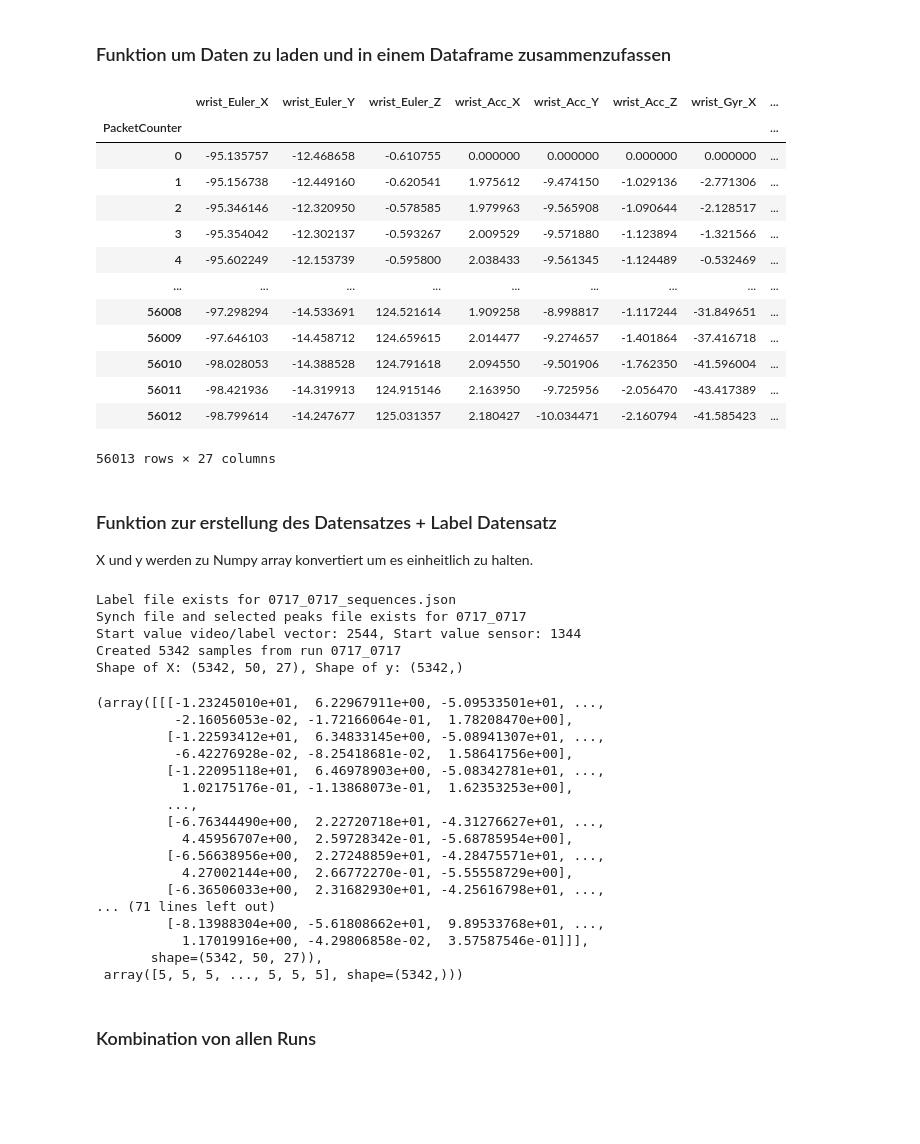
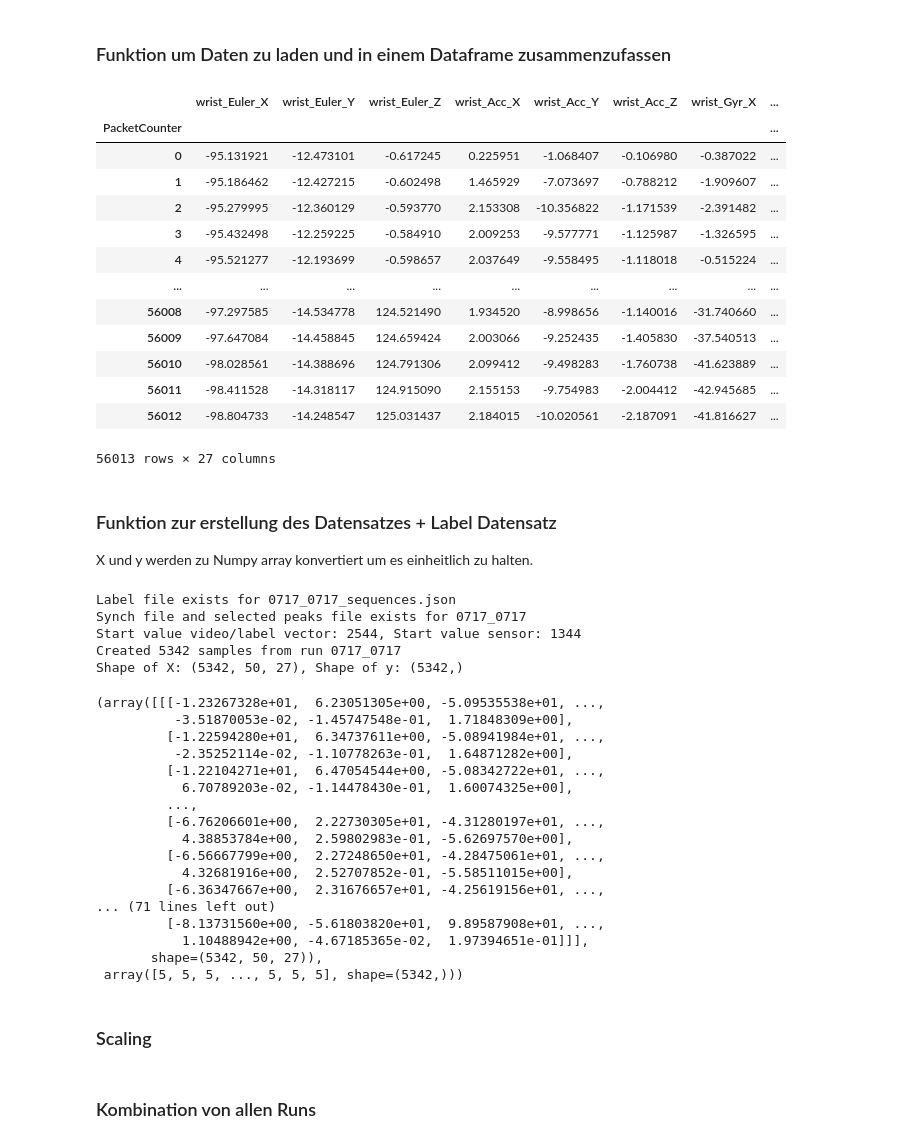
Before and after one commit to corneliusbrandt/ML_highlightvideoerstellung_bachelor, a Jupyter notebook: src/dataset_builder.ipynb, the cells around one changed output. Cells and saved outputs as stored; diff of their text form; code cells hidden in the pictures; blank space fills up the shorter version.

Commit message:
Implemented scaling and outlier removal. There is still some error with removal of nan or inf

```diff
--- a/src/dataset_builder.ipynb
+++ b/src/dataset_builder.ipynb
@@ -248,44 +250,58 @@ def load_and_merge_data(run_file,
         # Determine start line of header
         with open(matches[0], "r") as f:
             for i, line in enumerate(f):
                 if line.startswith("PacketCounter"):
                     header_line = i
                     break
         # read csv file, skip unneeded rows
         df = pd.read_csv(matches[0], skiprows=header_line, usecols=cols)
         df = df.add_prefix(f"{prefix.lower()}_")
         df = df.rename(columns={f"{prefix.lower()}_{time_col}": time_col})
         data_frames[prefix.lower()] = df
 
         # set the base time from the first available sensor
         if base_time is None:
             base_time = df[time_col]
 
     # Merge all data frames on the time column
     merged = data_frames[sensor_prefixes[0].lower()]
     for prefix in sensor_prefixes[1:]:
         if prefix.lower() in data_frames:
             merged = pd.merge(merged, data_frames[prefix.lower()], on=time_col)
 
     merged.set_index(time_col, inplace=True)
+    merged.head()
+
+    # remove nan and infinite values
+    merged = merged.fillna(0)
+    merged = merged.replace([np.inf, -np.inf], [1e10, -1e10])
+    # smooth out the sensor data to eliminate outliers. Need to check the impact of this later
+    if not merged.empty and len(merged) > 50:
+        df_smoothed = pd.DataFrame(
+            savgol_filter(merged.values, window_length=5, polyorder=2, axis=0),
+            columns=merged.columns,
+            index=merged.index
+       )
+        return df_smoothed
+
     return merged
 
 
 load_and_merge_data("0717_0717")
 # %% [output]
 |  | wrist_Euler_X | wrist_Euler_Y | wrist_Euler_Z | wrist_Acc_X | wrist_Acc_Y | wrist_Acc_Z | wrist_Gyr_X | ... |
 | PacketCounter |  |  |  |  |  |  |  | ... |
-| 0 | -95.135757 | -12.468658 | -0.610755 | 0.000000 | 0.000000 | 0.000000 | 0.000000 | ... |
-| 1 | -95.156738 | -12.449160 | -0.620541 | 1.975612 | -9.474150 | -1.029136 | -2.771306 | ... |
-| 2 | -95.346146 | -12.320950 | -0.578585 | 1.979963 | -9.565908 | -1.090644 | -2.128517 | ... |
-| 3 | -95.354042 | -12.302137 | -0.593267 | 2.009529 | -9.571880 | -1.123894 | -1.321566 | ... |
-| 4 | -95.602249 | -12.153739 | -0.595800 | 2.038433 | -9.561345 | -1.124489 | -0.532469 | ... |
+| 0 | -95.131921 | -12.473101 | -0.617245 | 0.225951 | -1.068407 | -0.106980 | -0.387022 | ... |
+| 1 | -95.186462 | -12.427215 | -0.602498 | 1.465929 | -7.073697 | -0.788212 | -1.909607 | ... |
+| 2 | -95.279995 | -12.360129 | -0.593770 | 2.153308 | -10.356822 | -1.171539 | -2.391482 | ... |
+| 3 | -95.432498 | -12.259225 | -0.584910 | 2.009253 | -9.577771 | -1.125987 | -1.326595 | ... |
+| 4 | -95.521277 | -12.193699 | -0.598657 | 2.037649 | -9.558495 | -1.118018 | -0.515224 | ... |
 | ... | ... | ... | ... | ... | ... | ... | ... | ... |
-| 56008 | -97.298294 | -14.533691 | 124.521614 | 1.909258 | -8.998817 | -1.117244 | -31.849651 | ... |
-| 56009 | -97.646103 | -14.458712 | 124.659615 | 2.014477 | -9.274657 | -1.401864 | -37.416718 | ... |
-| 56010 | -98.028053 | -14.388528 | 124.791618 | 2.094550 | -9.501906 | -1.762350 | -41.596004 | ... |
-| 56011 | -98.421936 | -14.319913 | 124.915146 | 2.163950 | -9.725956 | -2.056470 | -43.417389 | ... |
-| 56012 | -98.799614 | -14.247677 | 125.031357 | 2.180427 | -10.034471 | -2.160794 | -41.585423 | ... |
+| 56008 | -97.297585 | -14.534778 | 124.521490 | 1.934520 | -8.998656 | -1.140016 | -31.740660 | ... |
+| 56009 | -97.647084 | -14.458845 | 124.659424 | 2.003066 | -9.252435 | -1.405830 | -37.540513 | ... |
+| 56010 | -98.028561 | -14.388696 | 124.791306 | 2.099412 | -9.498283 | -1.760738 | -41.623889 | ... |
+| 56011 | -98.411528 | -14.318117 | 124.915090 | 2.155153 | -9.754983 | -2.004412 | -42.945685 | ... |
+| 56012 | -98.804733 | -14.248547 | 125.031437 | 2.184015 | -10.020561 | -2.187091 | -41.816627 | ... |
 56013 rows × 27 columns
 # %% [markdown]
 ### Funktion zur erstellung des Datensatzes + Label Datensatz
@@ -301,6 +317,7 @@ def create_dataset(run_file, window_size=50, step_size=10):
     if sensor_data.empty:
         print(f"Skipping run {run_file} due to missing sensor data.")
         return None, None
+
 
     len_of_run = len(sensor_data)
 
@@ -347,20 +364,22 @@ Synch file and selected peaks file exists for 0717_0717
 Start value video/label vector: 2544, Start value sensor: 1344
 Created 5342 samples from run 0717_0717
 Shape of X: (5342, 50, 27), Shape of y: (5342,)
-(array([[[-1.23245010e+01,  6.22967911e+00, -5.09533501e+01, ...,
-          -2.16056053e-02, -1.72166064e-01,  1.78208470e+00],
-         [-1.22593412e+01,  6.34833145e+00, -5.08941307e+01, ...,
-          -6.42276928e-02, -8.25418681e-02,  1.58641756e+00],
-         [-1.22095118e+01,  6.46978903e+00, -5.08342781e+01, ...,
-           1.02175176e-01, -1.13868073e-01,  1.62353253e+00],
+(array([[[-1.23267328e+01,  6.23051305e+00, -5.09535538e+01, ...,
+          -3.51870053e-02, -1.45747548e-01,  1.71848309e+00],
+         [-1.22594280e+01,  6.34737611e+00, -5.08941984e+01, ...,
+          -2.35252114e-02, -1.10778263e-01,  1.64871282e+00],
+         [-1.22104271e+01,  6.47054544e+00, -5.08342722e+01, ...,
+           6.70789203e-02, -1.14478430e-01,  1.60074325e+00],
          ...,
-         [-6.76344490e+00,  2.22720718e+01, -4.31276627e+01, ...,
-           4.45956707e+00,  2.59728342e-01, -5.68785954e+00],
-         [-6.56638956e+00,  2.27248859e+01, -4.28475571e+01, ...,
-           4.27002144e+00,  2.66772270e-01, -5.55558729e+00],
-         [-6.36506033e+00,  2.31682930e+01, -4.25616798e+01, ...,
+         [-6.76206601e+00,  2.22730305e+01, -4.31280197e+01, ...,
+           4.38853784e+00,  2.59802983e-01, -5.62697570e+00],
+         [-6.56667799e+00,  2.27248650e+01, -4.28475061e+01, ...,
+           4.32681916e+00,  2.52707852e-01, -5.58511015e+00],
+         [-6.36347667e+00,  2.31676657e+01, -4.25619156e+01, ...,
 ... (71 lines left out)
-         [-8.13988304e+00, -5.61808662e+01,  9.89533768e+01, ...,
-           1.17019916e+00, -4.29806858e-02,  3.57587546e-01]]],
+         [-8.13731560e+00, -5.61803820e+01,  9.89587908e+01, ...,
+           1.10488942e+00, -4.67185365e-02,  1.97394651e-01]]],
        shape=(5342, 50, 27)),
  array([5, 5, 5, ..., 5, 5, 5], shape=(5342,)))
+# %% [markdown]
+### Scaling
```
Also changed, not shown: parts of 3 cells of this notebook.
